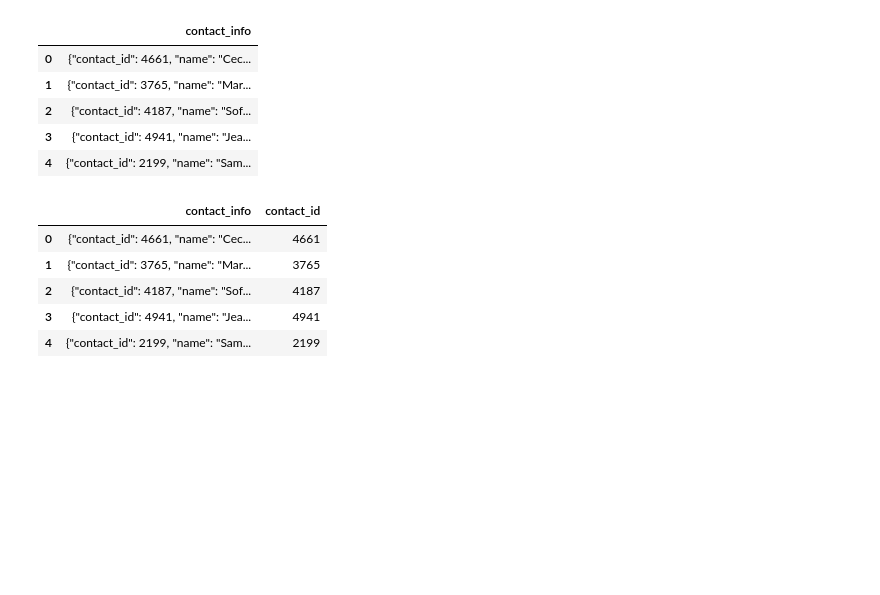
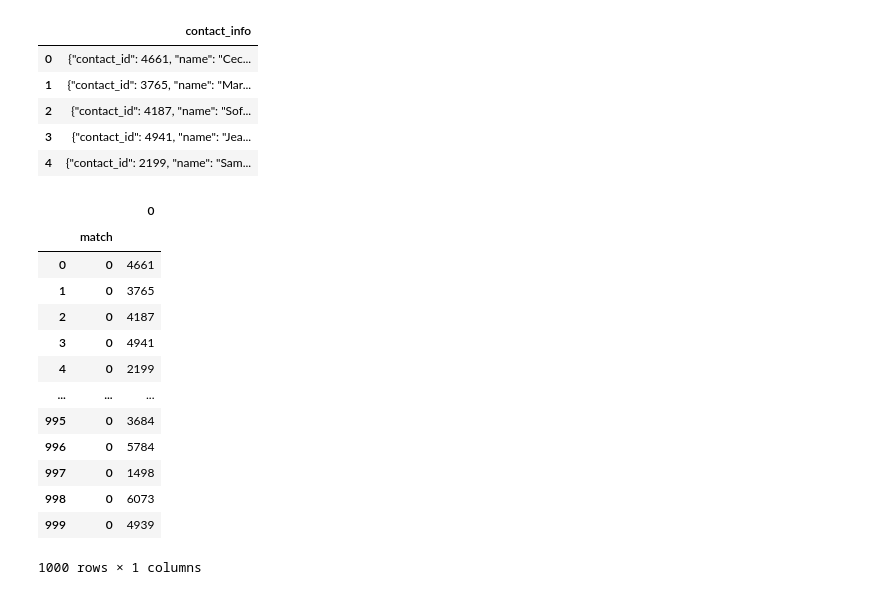
Before and after one commit to AaronCMC/Crowdfunding_ETL, a Jupyter notebook: ETL_Mini_Project_AChan.ipynb, the cells around one changed output. Drawn from its saved outputs; the diff is of its cells as text; code cells hidden in the pictures; blank space fills up the shorter version.

```diff
--- a/ETL_Mini_Project_AChan.ipynb
+++ b/ETL_Mini_Project_AChan.ipynb
@@ -577,12 +443,25 @@ contact_info_df_copy.head()
 | 4 | {"contact_id": 2199, "name": "Sam... |
 # %%
 # Extract the four-digit contact ID number.
+p = '(\d{4})'
+
+contact_ids_df = contact_info_df['contact_info'].str.extractall(p)
+
+contact_ids_df
 # %% [output]
-|  | contact_info | contact_id |
-| 0 | {"contact_id": 4661, "name": "Cec... | 4661 |
-| 1 | {"contact_id": 3765, "name": "Mar... | 3765 |
-| 2 | {"contact_id": 4187, "name": "Sof... | 4187 |
-| 3 | {"contact_id": 4941, "name": "Jea... | 4941 |
-| 4 | {"contact_id": 2199, "name": "Sam... | 2199 |
+|  |  | 0 |
+|  | match |  |
+| 0 | 0 | 4661 |
+| 1 | 0 | 3765 |
+| 2 | 0 | 4187 |
+| 3 | 0 | 4941 |
+| 4 | 0 | 2199 |
+| ... | ... | ... |
+| 995 | 0 | 3684 |
+| 996 | 0 | 5784 |
+| 997 | 0 | 1498 |
+| 998 | 0 | 6073 |
+| 999 | 0 | 4939 |
+1000 rows × 1 columns
 # %%
 # Check the datatypes.
```
Also changed, not shown: parts of 20 cells of this notebook, 1 other file.
